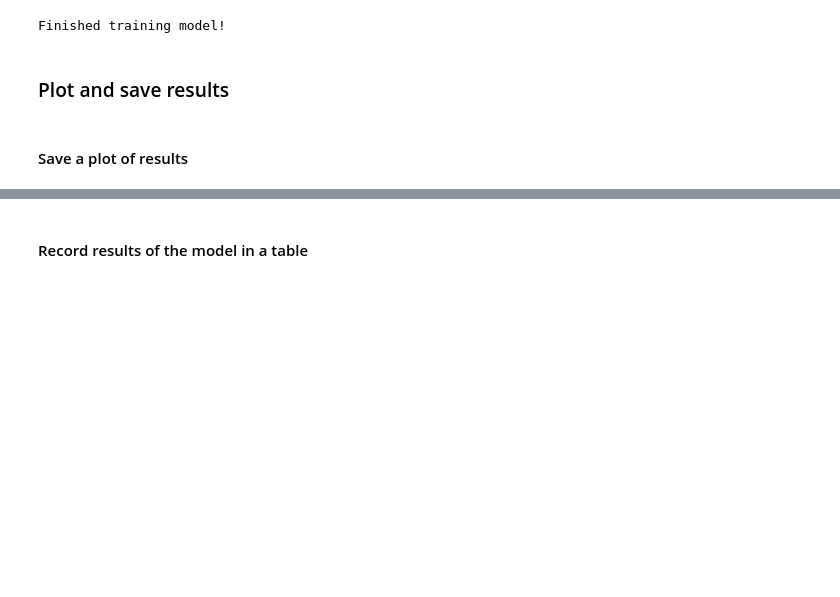
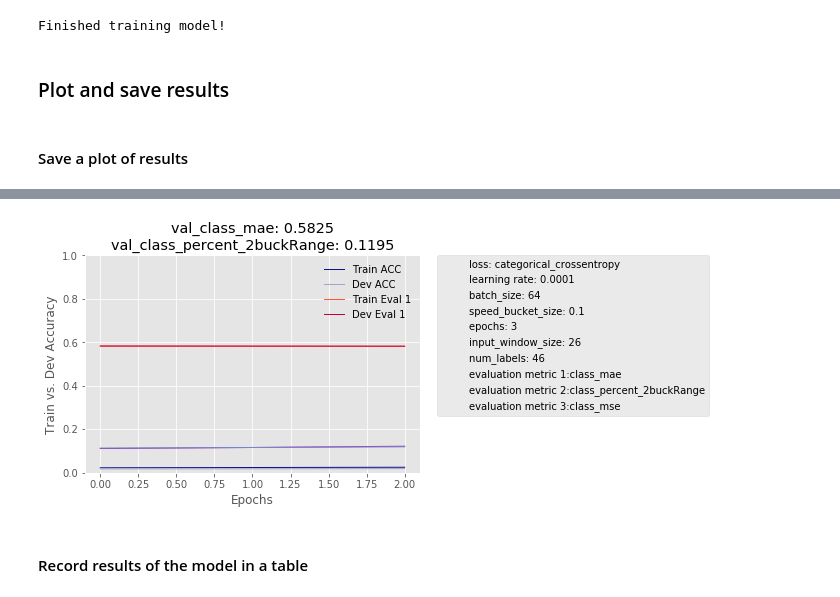
Before and after one commit to agotlin/lumo, a Jupyter notebook: Codebase/SpeedPrediction_FFCN_CNN_keras-Copy1.ipynb, the cells around one changed output, grey strips where cells are left out. Saved outputs shown, nothing was run; the diff lists cells and outputs as text; code cells hidden in the pictures; blank space fills up the shorter version.

```diff
--- a/Codebase/SpeedPrediction_FFCN_CNN_keras-Copy1.ipynb
+++ b/Codebase/SpeedPrediction_FFCN_CNN_keras-Copy1.ipynb
@@ -78,13 +77,13 @@ myFileLocation = folder_data_loc + myFileName + '.csv'
 
 # Training strategy
 
-if runs_per_file = 'single'
+if runs_per_file == 'single':
     batch_size = 64 # we used 50 for CNN, 128 for FCN
     learning_rate = 0.0001 # we used 0.001 for FCN, 0.0001 for CNN
     optimizer_type = 'gradient' # options are: "adam" , "rmsprop", "gradient" # adam for FCN, gradient for CNN
     loss_function = 'categorical_crossentropy' # Other options (from keras defaults or custom) include: 'categorical_crossentropy' ,'mse', 'mae', 'class_mse', 'class_mae'
-    training_epochs = 1000
-elif runs_per_file = 'train_loop'
+    training_epochs = 3
+elif runs_per_file == 'train_loop':
     batch_size = [64,128] # we used 50 for CNN, 128 for FCN
     learning_rate = [0.0001,0.0005,0.001] # we used 0.001 for FCN, 0.0001 for CNN
     optimizer_type = ['gradient','adam'] # options are: "adam" , "rmsprop", "gradient" # adam for FCN, gradient for CNN
@@ -473,10 +269,10 @@ def cnnModel_multInput(): # (inputs, outputs):
         #model.add(BatchNormalization())
         #model.add(Dropout(dropout_rate_fc_layers_CNN[L]))
     if speed_bucket_size != 'none_use_regression': # if classification, use softmax for last layer
-        #output = Dense(num_buckets_total, activation='softmax')(fc1) # will need to change with more fc layers
+        output = Dense(num_buckets_total, activation='softmax')(fc1) # will need to change with more fc layers
 
         #Test Code for Dot Product
-        sofma = Dense(num_buckets_total, activation='softmax')(fc1) # will need to change with more fc layers
+        #sofma = Dense(num_buckets_total, activation='softmax')(fc1) # will need to change with more fc layers
         #output = Lambda(lambda sofma: sofma*labels_to_number)
         #output = Merge([sofma, labels_to_number], mode='dot', dot_axes=(1, 1))
 
@@ -568,7 +347,7 @@ elif optimizer_type == 'gradient':
 
 # Compile model with appropriate loss function
 if speed_bucket_size != 'none_use_regression': # if performing classification, ALWAYS use cross-entropy loss
-    model.compile(loss ='categorical_crossentropy', optimizer=model_optimizer, metrics=['accuracy',class_percent_1buckRange,class_percent_2buckRange, class_mae, class_mse]) # class_percent_1buckLow,class_percent_1buckHigh,class_percent_2buckLow, class_percent_2buckHigh,'class_mape'
+    model.compile(loss ='categorical_crossentropy', optimizer=model_optimizer, metrics=['accuracy',class_percent_2buckRange, class_mae, class_mse]) # class_percent_1buckLow,class_percent_1buckHigh,class_percent_2buckLow, class_percent_2buckHigh,'class_mape'
 else:                                          # if performing regression, use mean squared error or mean absolute error
     if loss_function == 'categorical_crossentropy': raise NameError('Are you sure you want to use cross entropy loss with a regression tasks!?')
     model.compile(loss = loss_function, optimizer=model_optimizer, metrics=['mse','mae']) # options: 'mse','mae', 'mape'
@@ -584,9 +363,9 @@ if previous_model_weights_to_load != "":
 
 if machine_to_run_script == 'local':
     verbose_option = 1 # show progress bar
-elif machine_to_run_script == 'Sherlock' & runs_per_file = 'single':
+elif machine_to_run_script == 'Sherlock' & runs_per_file == 'single':
     verbose_option = 2 # one line per epoch # 0 stay silent
-elif machine_to_run_script == 'Sherlock' & runs_per_file = 'train_loop':
+elif machine_to_run_script == 'Sherlock' & runs_per_file == 'train_loop':
     verbose_option = 0 # silent
 # %%
 start_time = time.time()
@@ -691,2 +421,31 @@ if machine_to_run_script == 'local':
+# %%
+# Create a plot of Learning Curves
+
+create_learning_curves_from_model(machine_to_run_script
+            ,trainAccuracy_4
+            ,devAccuracy_4
+            ,trainAccuracy_1
+            ,devAccuracy_1
+            ,trainAccuracy_2
+            ,devAccuracy_2
+            ,dev_reporting_metric_1
+            ,final_accuracy_dev_1
+            ,dev_reporting_metric_2
+            ,final_accuracy_dev_2
+            ,loss_function
+            ,learning_rate
+            ,batch_size
+            ,speed_bucket_size
+            ,training_epochs
+            ,input_window_size
+            ,labels_to_number
+            ,accuracy_reporting_metric_1
+            ,accuracy_reporting_metric_2
+            ,accuracy_reporting_metric_3
+            ,plot_note
+            ,folder_head_loc
+            ,file_name)
+# %% [output]
+[figure, added]
 # %% [markdown]
 #### Record results of the model in a table
```
Also changed, not shown: parts of 13 cells of this notebook, 27 other files.
